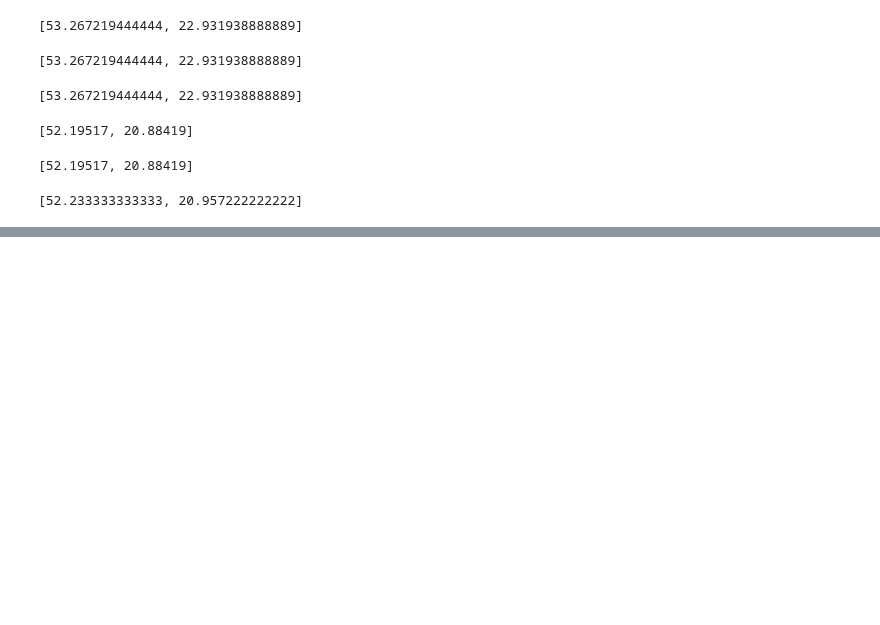
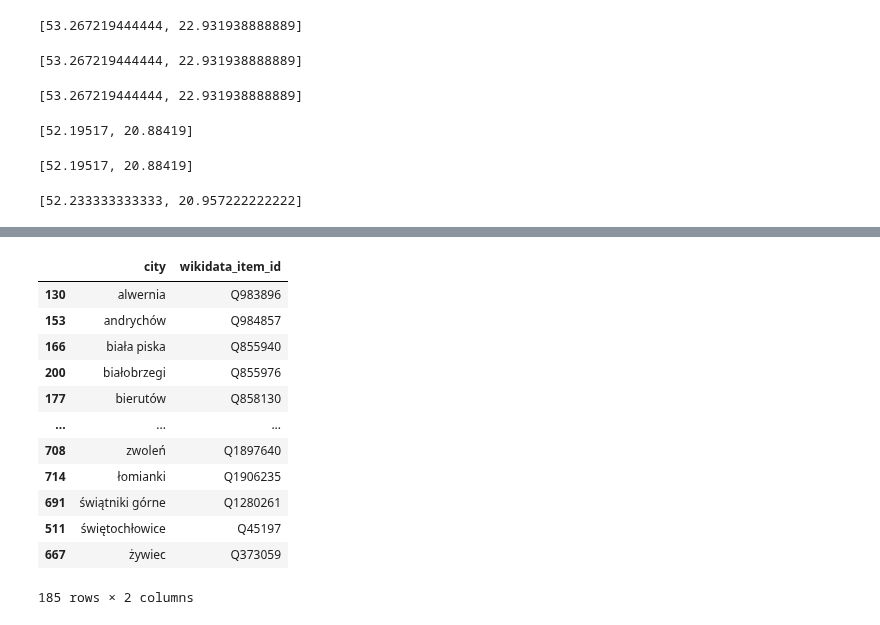
Before and after one commit to KacperGrodecki/Masovian-real-estate, a Jupyter notebook: poland_geographical_locations.ipynb, the cells around one changed output, grey strips where cells are left out. Saved outputs shown, nothing was run; the diff lists cells and outputs as text; code cells hidden in the pictures; blank space fills up the shorter version.

```diff
--- a/poland_geographical_locations.ipynb
+++ b/poland_geographical_locations.ipynb
@@ -210,0 +418,16 @@ return_coordinates('Wola')
+# %%
+cities.loc[cities.groupby(['city'])['wikidata_item_id'].transform('count')>1, ['city', 'wikidata_item_id']].drop_duplicates(subset=['wikidata_item_id'])
+# %% [output]
+|  | city | wikidata_item_id |
+| 130 | alwernia | Q983896 |
+| 153 | andrychów | Q984857 |
+| 166 | biała piska | Q855940 |
+| 200 | białobrzegi | Q855976 |
+| 177 | bierutów | Q858130 |
+| ... | ... | ... |
+| 708 | zwoleń | Q1897640 |
+| 714 | łomianki | Q1906235 |
+| 691 | świątniki górne | Q1280261 |
+| 511 | świętochłowice | Q45197 |
+| 667 | żywiec | Q373059 |
+185 rows × 2 columns
```
Also changed, not shown: parts of 16 cells of this notebook.
